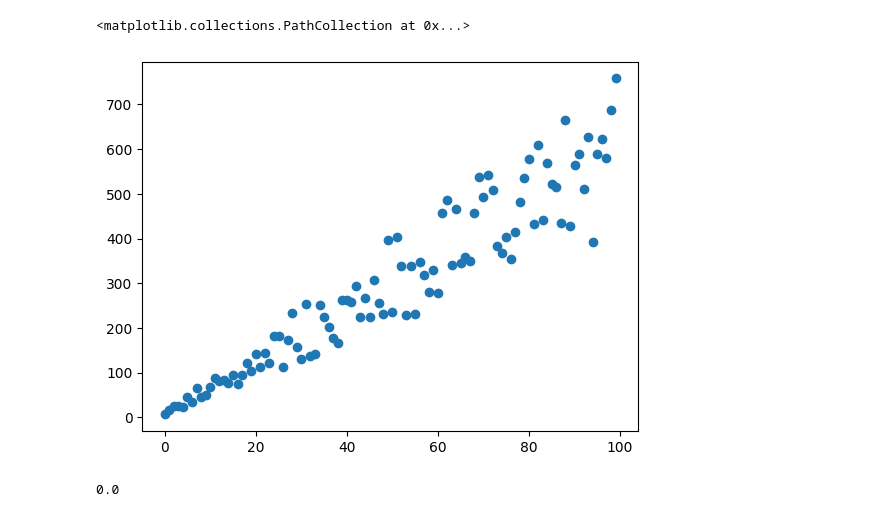
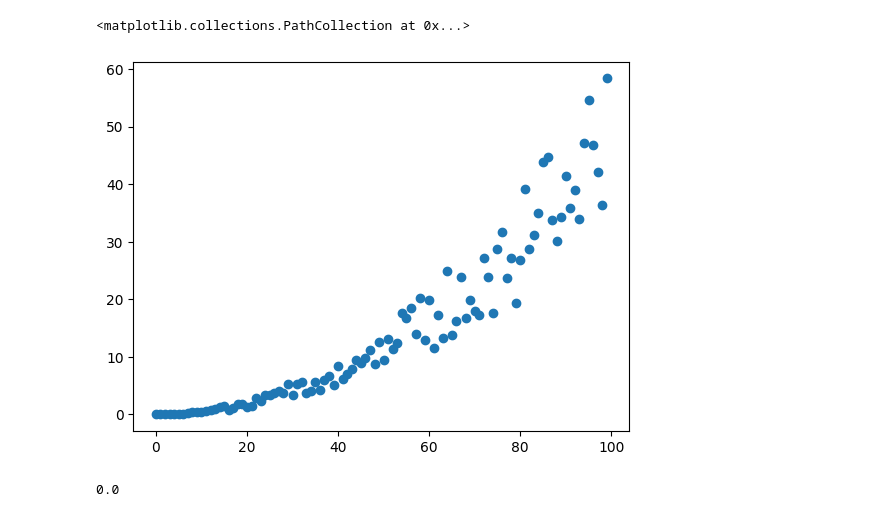
Before and after one commit to quentinchichery/levenberg-marquardt, a Jupyter notebook: levenberg-marquardt.ipynb, the cells around one changed output. Saved outputs shown, nothing was run; the diff lists cells and outputs as text; code cells hidden in the pictures.

```diff
--- a/levenberg-marquardt.ipynb
+++ b/levenberg-marquardt.ipynb
@@ -4,14 +5,18 @@ import matplotlib.pyplot as plt
-# %%
-a = 4
-b = 6
-
-X = np.array(range(100))
-Y_true = (a * X + b) * (1 + np.random.rand(100))
-
-plt.scatter(X, Y_true)
-# %% [output]
-<matplotlib.collections.PathCollection at 0x...>
-[figure, removed]
+# %%
+X = [3, 3]
+
+def polynome(X, x):
+    return (X[0] * x + X[1] * x **2) / 1000
+
+x = np.array(range(100))
+Y = polynome(X, x)
+noise = np.random.rand(len(x)) * Y
+Y = noise + Y
+
+plt.scatter(x, Y)
+# %% [output]
+<matplotlib.collections.PathCollection at 0x...>
+[figure, added]
 # %%
 def MSE(Y, Y_hat):
     return np.sum((Y - Y_hat)**2)
```
Also changed, not shown: parts of 4 cells of this notebook.
